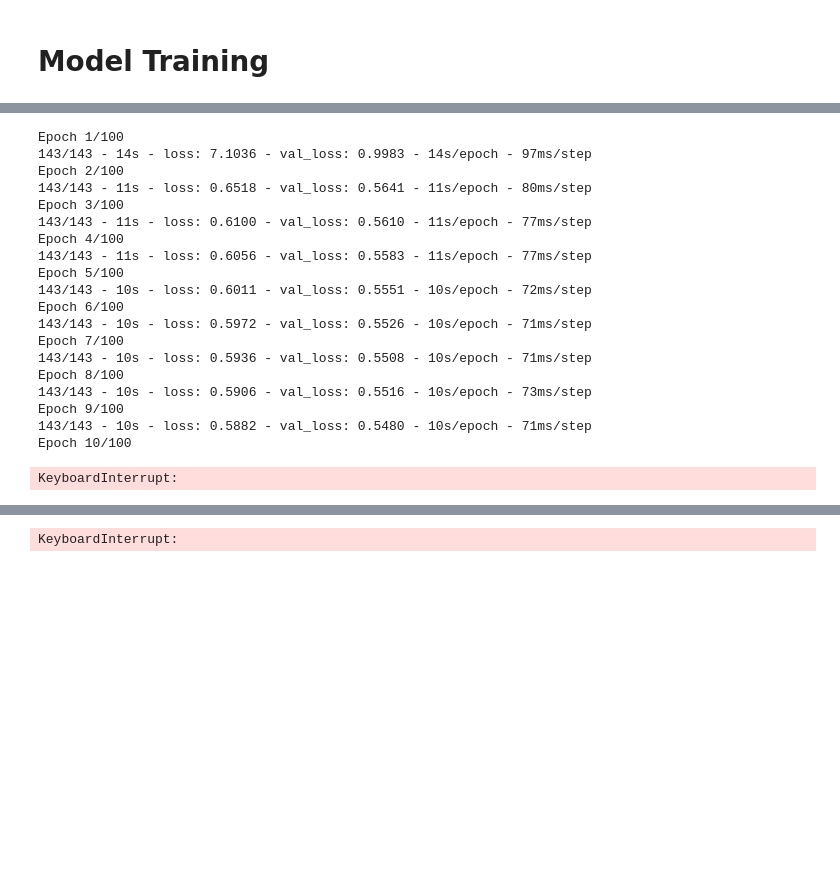
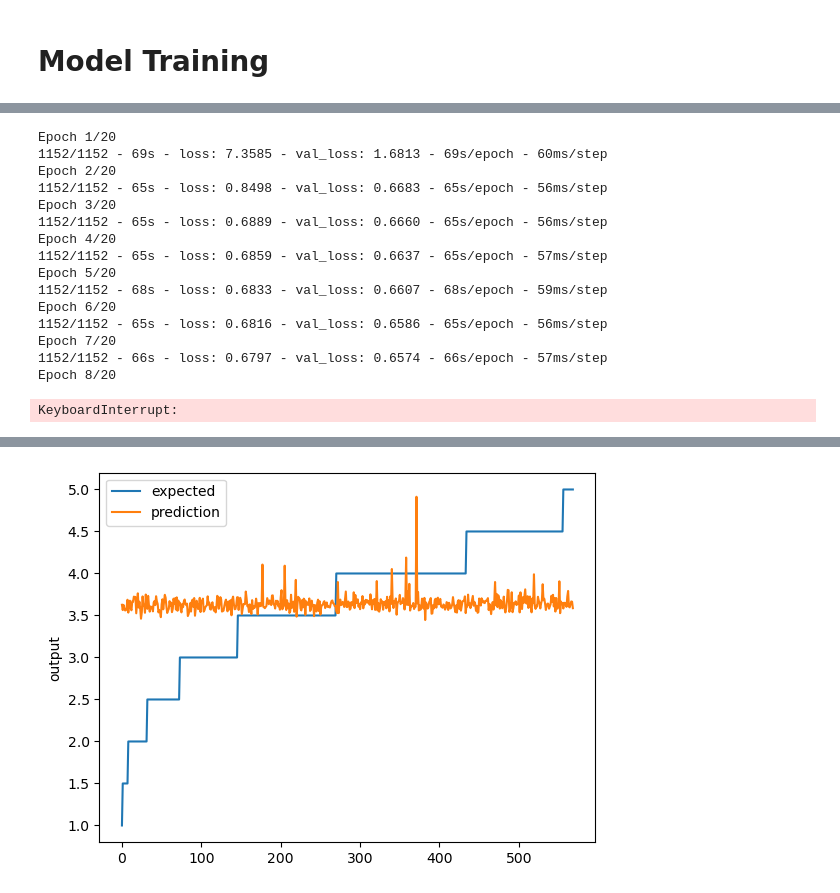
Before and after one commit to chkathi/intelligent-systems, a Jupyter notebook: P1/Regression.ipynb, the cells around one changed output, grey strips where cells are left out. Drawn from its saved outputs; the diff is of its cells as text; code cells hidden in the pictures; blank space fills up the shorter version.

```diff
--- a/P1/Regression.ipynb
+++ b/P1/Regression.ipynb
@@ -103,9 +103,9 @@ import pandas as pd
 import numpy as np
 
 # Convert Data from JSON to Pandas
-reviews = pd.read_json('yelp_academic_dataset_review.json', lines=True, nrows=25000)
+reviews = pd.read_json('yelp_academic_dataset_review.json', lines=True, nrows=1000000)
 
-businesses = pd.read_json('yelp_academic_dataset_business.json', lines=True, nrows=10000)
+businesses = pd.read_json('yelp_academic_dataset_business.json', lines=True, nrows=1000000)
 
 # Rename to distinguish star ratings after join
 reviews = reviews.rename(columns={'stars': 'review_rating'})
@@ -312,22 +387,32 @@ Score (RMSE): 0.735235869884491
 # Decreased Batch Size and Learning Rate
 
 parameters = {
-  'learning_rate' : 0.0001,
-  'batch_size' : 16,
-  'epochs' : 100
+  'learning_rate' : 1e-5,
+  'batch_size' : 8,
+  'epochs' : 20
 }
 
 # Initialize Optimizers
 sgd = optimizers.SGD(learning_rate=parameters['learning_rate'], momentum=0.9, nesterov=True)
+adam = legacy.Adam(learning_rate=parameters['learning_rate'])
+
 
 # Initialize ModelCheckpoint and EarlyStopping
 monitor = EarlyStopping(monitor='val_loss', min_delta=1e-5, patience=2, verbose=1, mode='auto')
 checkpointer = ModelCheckpoint(filepath="dnn/best_weights2.keras", verbose=0, save_best_only=True)
 
+# model = Sequential()
+# model.add(Dense(512, activation='relu'))
+# model.add(Dense(1024, activation='relu'))
+# model.add(Dense(256, activation='relu'))
+# # model.add(Dense(128, activation='relu'))
+# model.add(Dense(1))
+
 model = Sequential()
 model.add(Dense(1024, activation='tanh'))
-model.add(Dense(2048, activation='relu'))
-model.add(Dense(512, activation='relu'))
+model.add(Dense(2058, activation='relu'))
+model.add(Dense(256, activation='relu'))
+# model.add(Dense(128, activation='relu'))
 model.add(Dense(1))
 
 model.compile(loss='mean_squared_error', optimizer=sgd)
@@ -347,25 +432,21 @@ print("Score (RMSE): {}".format(score))
 # Plot the chart
 chart_regression(pred.flatten(),y_test)
 # %% [output]
-Epoch 1/100
-143/143 - 14s - loss: 7.1036 - val_loss: 0.9983 - 14s/epoch - 97ms/step
-Epoch 2/100
-143/143 - 11s - loss: 0.6518 - val_loss: 0.5641 - 11s/epoch - 80ms/step
-Epoch 3/100
-143/143 - 11s - loss: 0.6100 - val_loss: 0.5610 - 11s/epoch - 77ms/step
-Epoch 4/100
-143/143 - 11s - loss: 0.6056 - val_loss: 0.5583 - 11s/epoch - 77ms/step
-Epoch 5/100
-143/143 - 10s - loss: 0.6011 - val_loss: 0.5551 - 10s/epoch - 72ms/step
-Epoch 6/100
-143/143 - 10s - loss: 0.5972 - val_loss: 0.5526 - 10s/epoch - 71ms/step
-Epoch 7/100
-143/143 - 10s - loss: 0.5936 - val_loss: 0.5508 - 10s/epoch - 71ms/step
-Epoch 8/100
-143/143 - 10s - loss: 0.5906 - val_loss: 0.5516 - 10s/epoch - 73ms/step
-Epoch 9/100
-143/143 - 10s - loss: 0.5882 - val_loss: 0.5480 - 10s/epoch - 71ms/step
-Epoch 10/100
+Epoch 1/20
+1152/1152 - 69s - loss: 7.3585 - val_loss: 1.6813 - 69s/epoch - 60ms/step
+Epoch 2/20
+1152/1152 - 65s - loss: 0.8498 - val_loss: 0.6683 - 65s/epoch - 56ms/step
+Epoch 3/20
+1152/1152 - 65s - loss: 0.6889 - val_loss: 0.6660 - 65s/epoch - 56ms/step
+Epoch 4/20
+1152/1152 - 65s - loss: 0.6859 - val_loss: 0.6637 - 65s/epoch - 57ms/step
+Epoch 5/20
+1152/1152 - 68s - loss: 0.6833 - val_loss: 0.6607 - 68s/epoch - 59ms/step
+Epoch 6/20
+1152/1152 - 65s - loss: 0.6816 - val_loss: 0.6586 - 65s/epoch - 56ms/step
+Epoch 7/20
+1152/1152 - 66s - loss: 0.6797 - val_loss: 0.6574 - 66s/epoch - 57ms/step
+Epoch 8/20
 KeyboardInterrupt:
 # %%
 # Model #1 : (decide # of neurons in hiddens layers, relu, adam)
@@ -384,7 +465,7 @@ from keras.layers import InputLayer
 parameters = {
   'learning_rate' : 1e-5,
   'batch_size' : 8,
-  'epochs' : 200
+  'epochs' : 20
 }
 
 model = Sequential()
@@ -439 +520 @@ Epoch 65/200
-KeyboardInterrupt:
+[figure, added]
```
Also changed, not shown: parts of 11 cells of this notebook, 1 other file.
